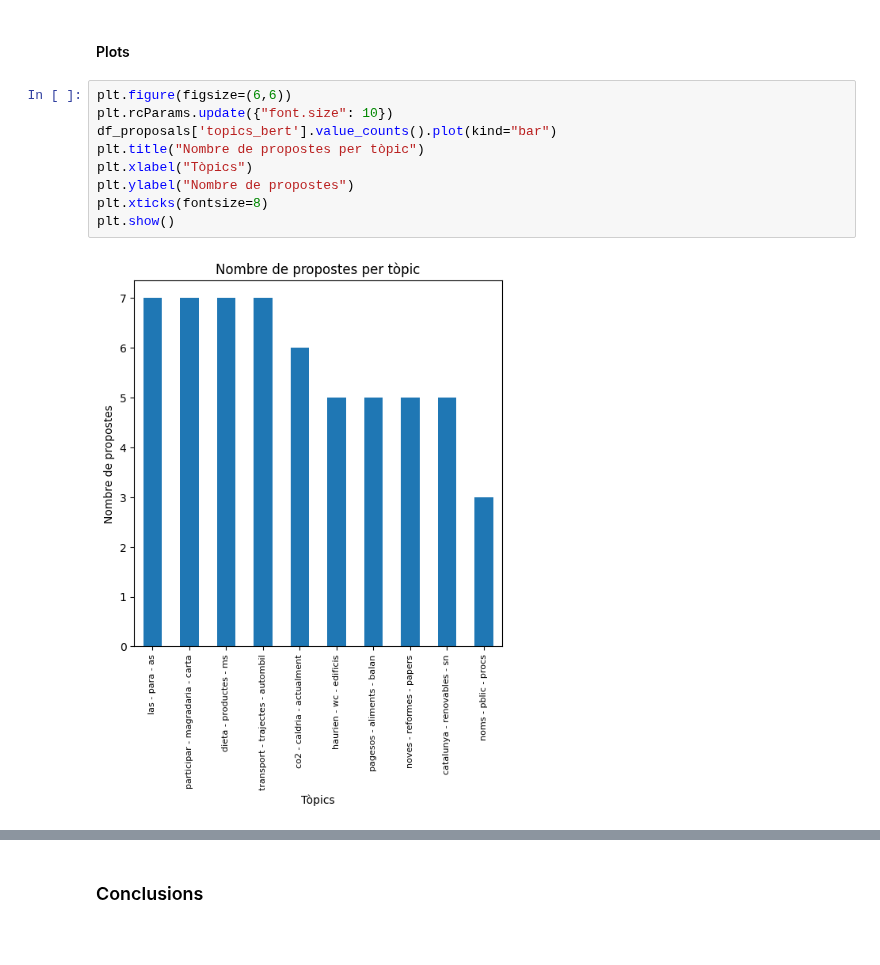
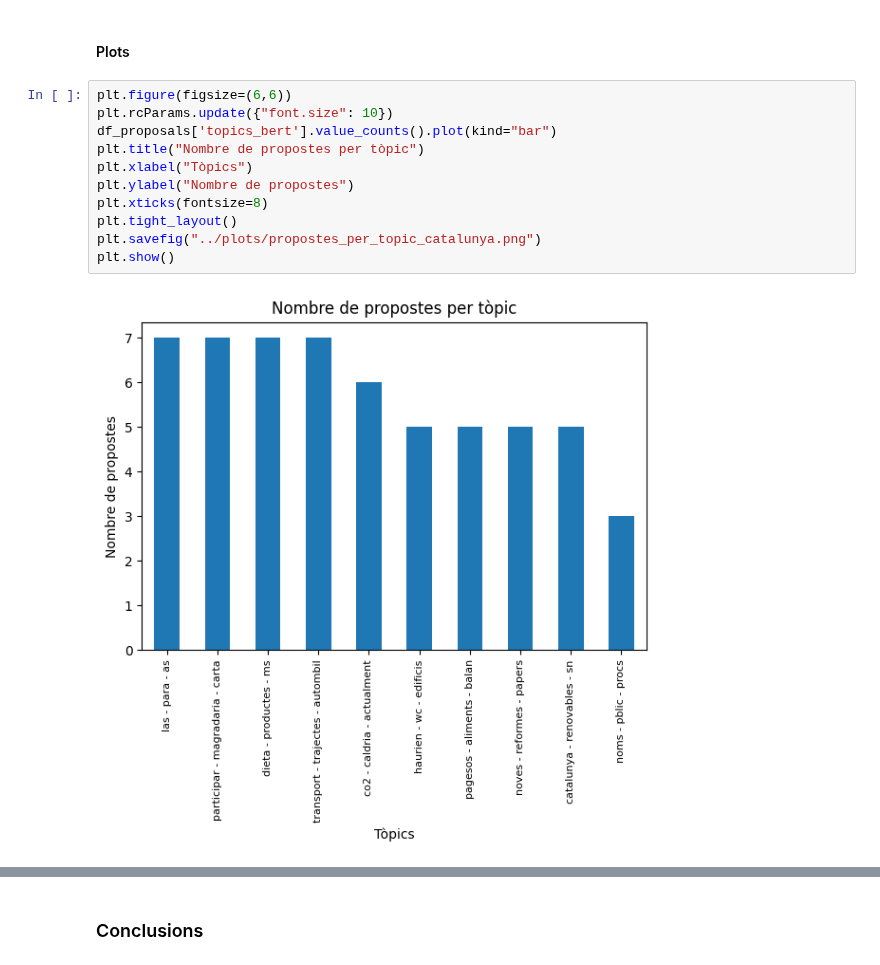
Before and after one commit to NoOPeEKS/dades-assemblea-clima, a Jupyter notebook: notebooks/topic_modeling.ipynb, the cells around one changed output, grey strips where cells are left out. Cells and saved outputs as stored; diff of their text form; blank space fills up the shorter version.

Commit message:
Plot figures saved for report

```diff
--- a/notebooks/topic_modeling.ipynb
+++ b/notebooks/topic_modeling.ipynb
@@ -386,14 +386,16 @@ Coherència del model BERTopic: 0.7473561720651893
 # %%
 plt.figure(figsize=(6,6))
 plt.rcParams.update({"font.size": 10})
 df_proposals['topics_bert'].value_counts().plot(kind="bar")
 plt.title("Nombre de propostes per tòpic")
 plt.xlabel("Tòpics")
 plt.ylabel("Nombre de propostes")
 plt.xticks(fontsize=8)
+plt.tight_layout()
+plt.savefig("../plots/propostes_per_topic_catalunya.png")
 plt.show()
 # %% [output]
-[figure, old version]
+[figure, new version]
 # %%
 plt.figure(figsize=(6,6))
 plt.title("Nombre d'endorsements per tòpic")
```
Also changed, not shown: parts of 3 cells of this notebook, 4 other files.
